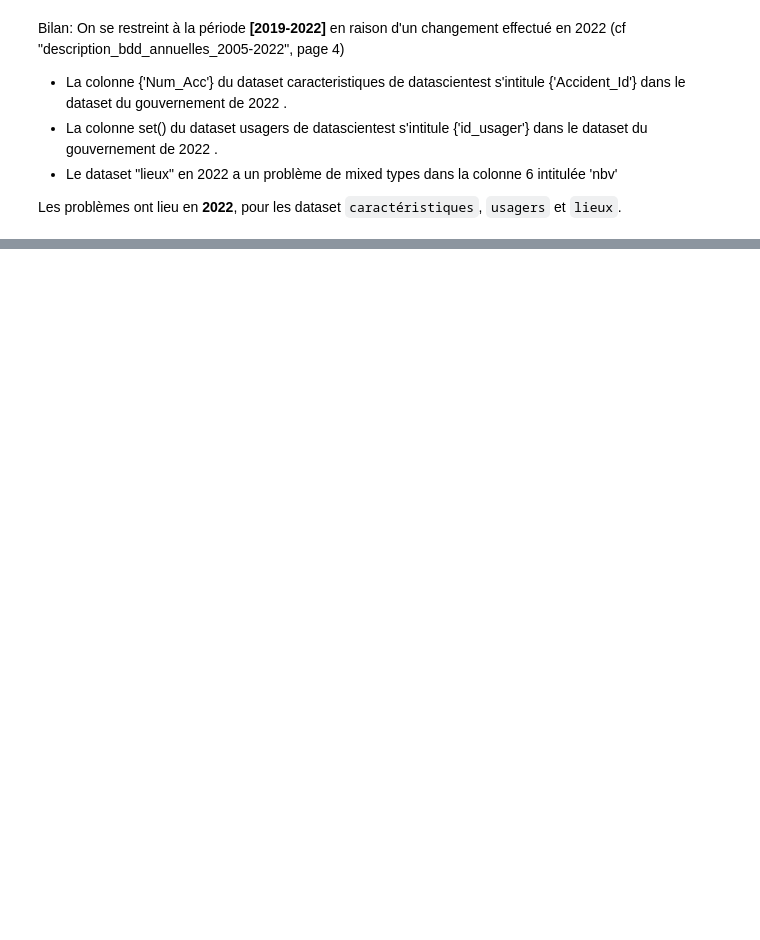
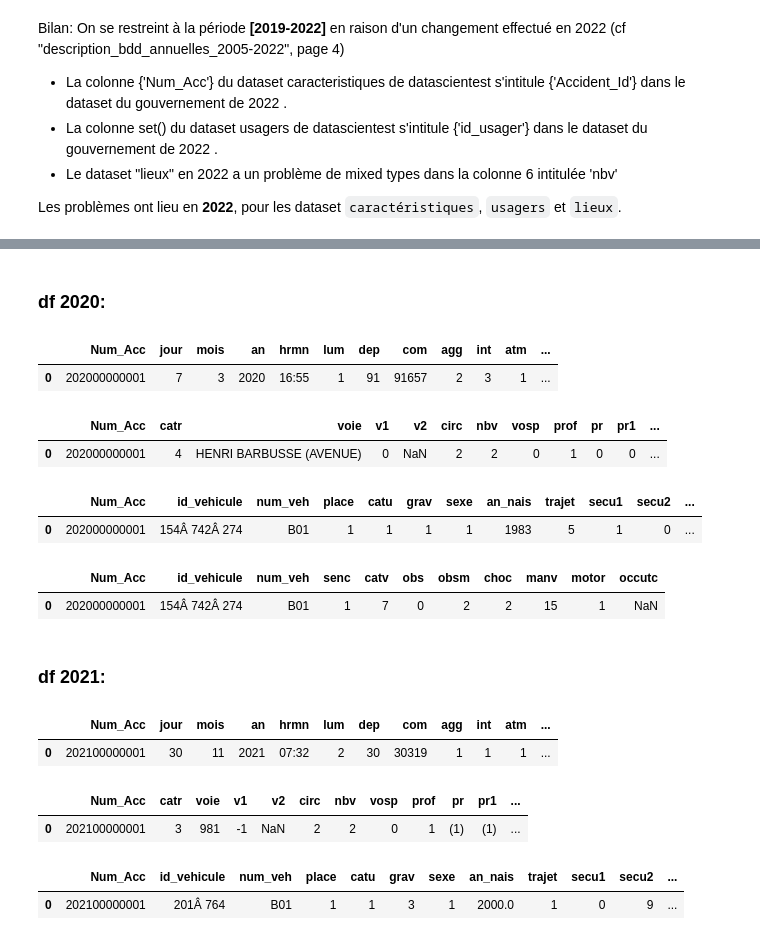
Before and after one commit to DataScientest-Studio/Template_MLOps_accidents, a Jupyter notebook: notebooks/6.0-aw-dowloaded_data_analysis.ipynb, the cells around one changed output, grey strips where cells are left out. Drawn from its saved outputs; the diff is of its cells as text; code cells hidden in the pictures; blank space fills up the shorter version.

```diff
--- a/notebooks/6.0-aw-dowloaded_data_analysis.ipynb
+++ b/notebooks/6.0-aw-dowloaded_data_analysis.ipynb
@@ -412,0 +445,39 @@ You can donwload!
+# %% [markdown]
+### df 2020:
+# %%
+df1_2020.head(1)
+# %% [output]
+|  | Num_Acc | jour | mois | an | hrmn | lum | dep | com | agg | int | atm | ... |
+| 0 | 202000000001 | 7 | 3 | 2020 | 16:55 | 1 | 91 | 91657 | 2 | 3 | 1 | ... |
+# %%
+df2_2020.head(1)
+# %% [output]
+|  | Num_Acc | catr | voie | v1 | v2 | circ | nbv | vosp | prof | pr | pr1 | ... |
+| 0 | 202000000001 | 4 | HENRI BARBUSSE (AVENUE) | 0 | NaN | 2 | 2 | 0 | 1 | 0 | 0 | ... |
+# %%
+df3_2020.head(1)
+# %% [output]
+|  | Num_Acc | id_vehicule | num_veh | place | catu | grav | sexe | an_nais | trajet | secu1 | secu2 | ... |
+| 0 | 202000000001 | 154Â 742Â 274 | B01 | 1 | 1 | 1 | 1 | 1983 | 5 | 1 | 0 | ... |
+# %%
+df4_2020.head(1)
+# %% [output]
+|  | Num_Acc | id_vehicule | num_veh | senc | catv | obs | obsm | choc | manv | motor | occutc |
+| 0 | 202000000001 | 154Â 742Â 274 | B01 | 1 | 7 | 0 | 2 | 2 | 15 | 1 | NaN |
+# %% [markdown]
+### df 2021:
+# %%
+df1_2021.head(1)
+# %% [output]
+|  | Num_Acc | jour | mois | an | hrmn | lum | dep | com | agg | int | atm | ... |
+| 0 | 202100000001 | 30 | 11 | 2021 | 07:32 | 2 | 30 | 30319 | 1 | 1 | 1 | ... |
+# %%
+df2_2021.head(1)
+# %% [output]
+|  | Num_Acc | catr | voie | v1 | v2 | circ | nbv | vosp | prof | pr | pr1 | ... |
+| 0 | 202100000001 | 3 | 981 | -1 | NaN | 2 | 2 | 0 | 1 | (1) | (1) | ... |
+# %%
+df3_2021.head(1)
+# %% [output]
+|  | Num_Acc | id_vehicule | num_veh | place | catu | grav | sexe | an_nais | trajet | secu1 | secu2 | ... |
+| 0 | 202100000001 | 201Â 764 | B01 | 1 | 1 | 3 | 1 | 2000.0 | 1 | 0 | 9 | ... |
```
Also changed, not shown: parts of 22 cells of this notebook.
